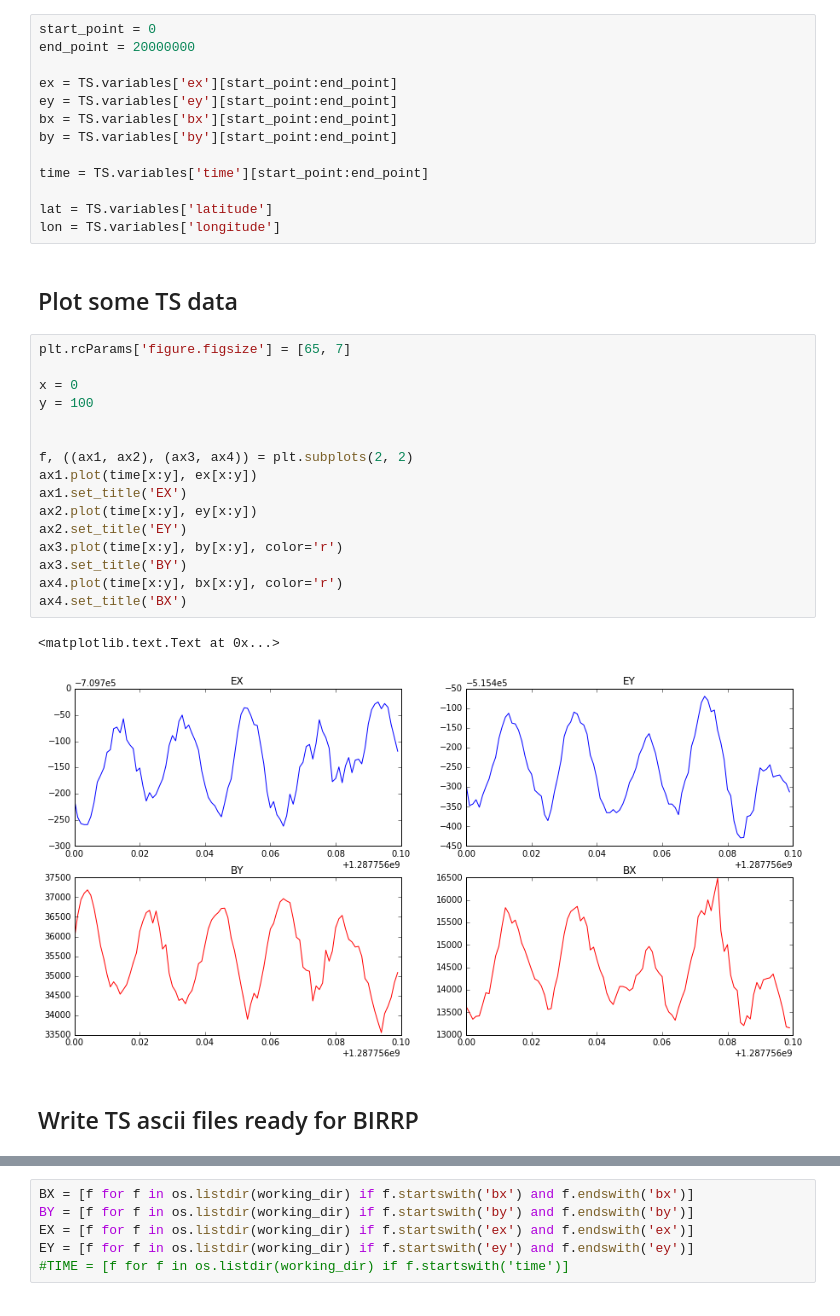
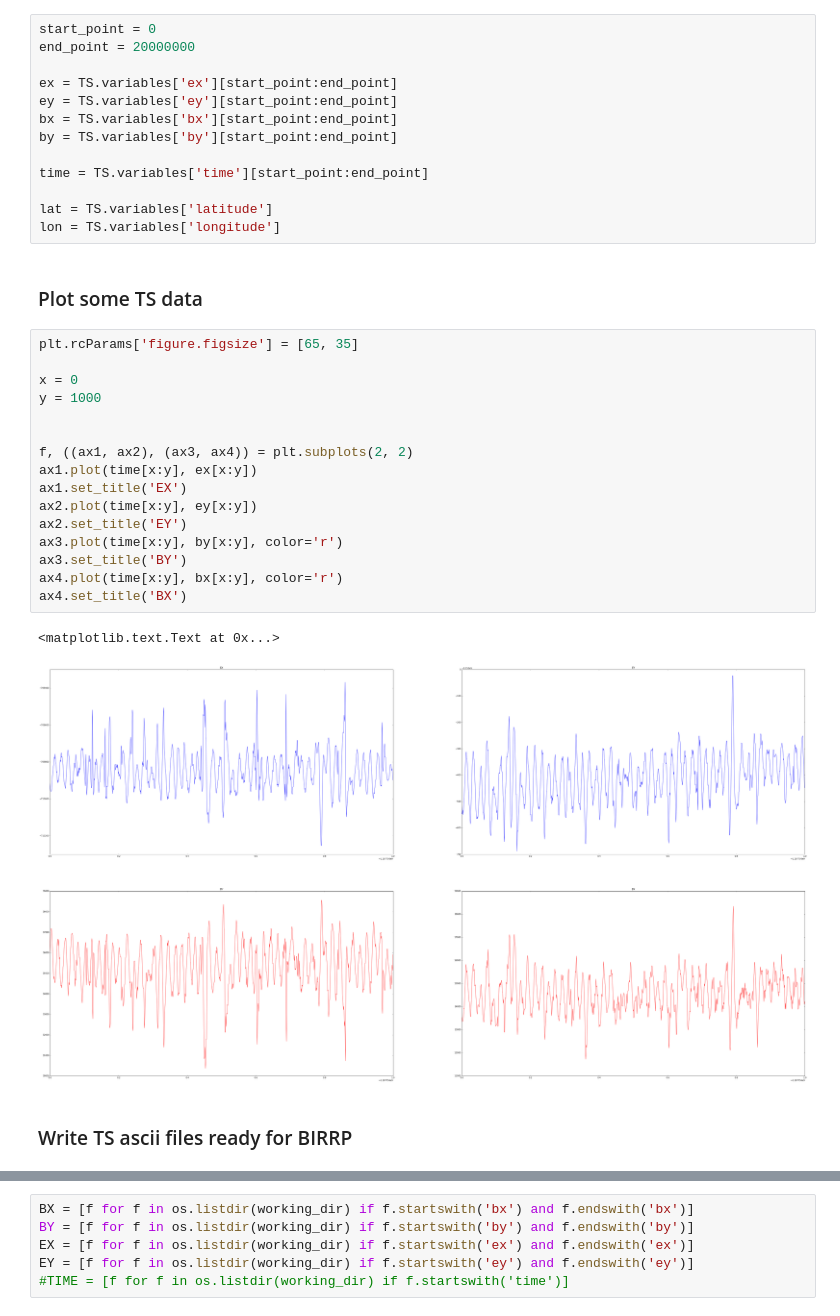
Before and after one commit to nre900/GeoScience_DeVL, a Jupyter notebook: MT_with_OPENDAP.ipynb, the cells around one changed output, grey strips where cells are left out. Cells and saved outputs as stored; diff of their text form.

```diff
--- a/MT_with_OPENDAP.ipynb
+++ b/MT_with_OPENDAP.ipynb
@@ -73,28 +75,28 @@ time = TS.variables['time'][start_point:end_point]
 lat = TS.variables['latitude']
 lon = TS.variables['longitude']
 # %% [markdown]
-## Plot some TS data
+### Plot some TS data
 # %%
-plt.rcParams['figure.figsize'] = [65, 7]
+plt.rcParams['figure.figsize'] = [65, 35]
 
 x = 0
-y = 100
+y = 1000
 
 
 f, ((ax1, ax2), (ax3, ax4)) = plt.subplots(2, 2)
 ax1.plot(time[x:y], ex[x:y])
 ax1.set_title('EX')
 ax2.plot(time[x:y], ey[x:y])
 ax2.set_title('EY')
 ax3.plot(time[x:y], by[x:y], color='r')
 ax3.set_title('BY')
 ax4.plot(time[x:y], bx[x:y], color='r')
 ax4.set_title('BX')
 # %% [output]
 <matplotlib.text.Text at 0x...>
-[figure, old version]
+[figure, new version]
 # %% [markdown]
-## Write TS ascii files ready for BIRRP
+### Write TS ascii files ready for BIRRP
 # %%
 %%time
 
```
Also changed, not shown: parts of 23 cells of this notebook, 1 other file.
